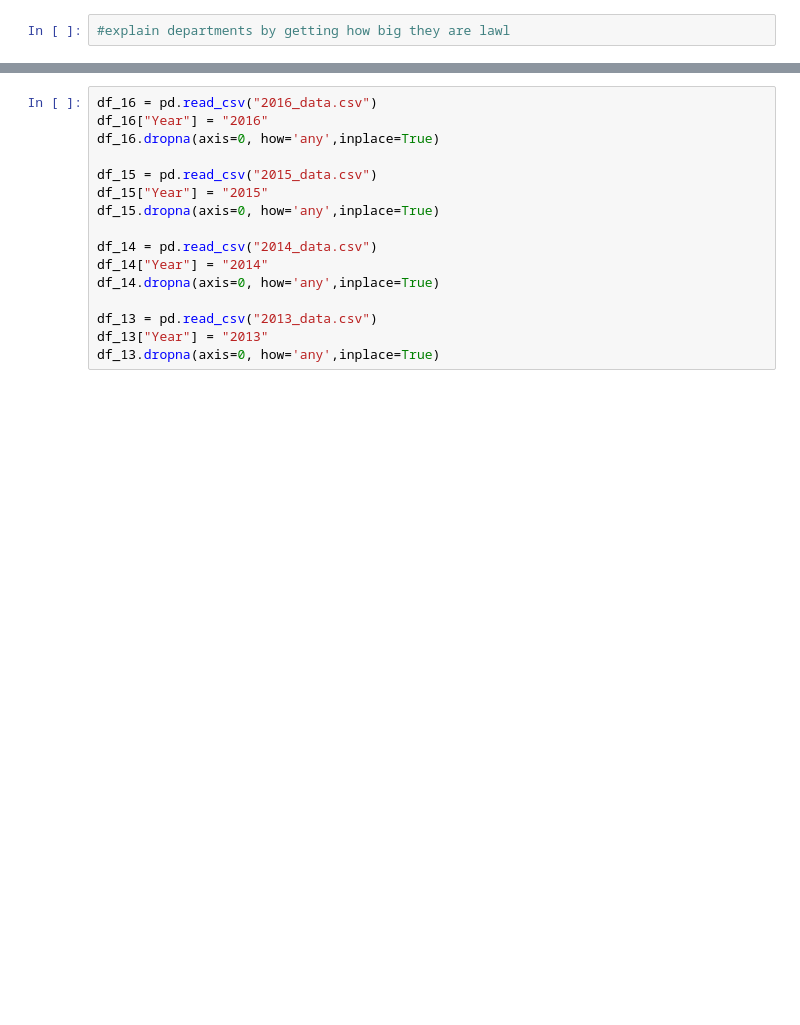
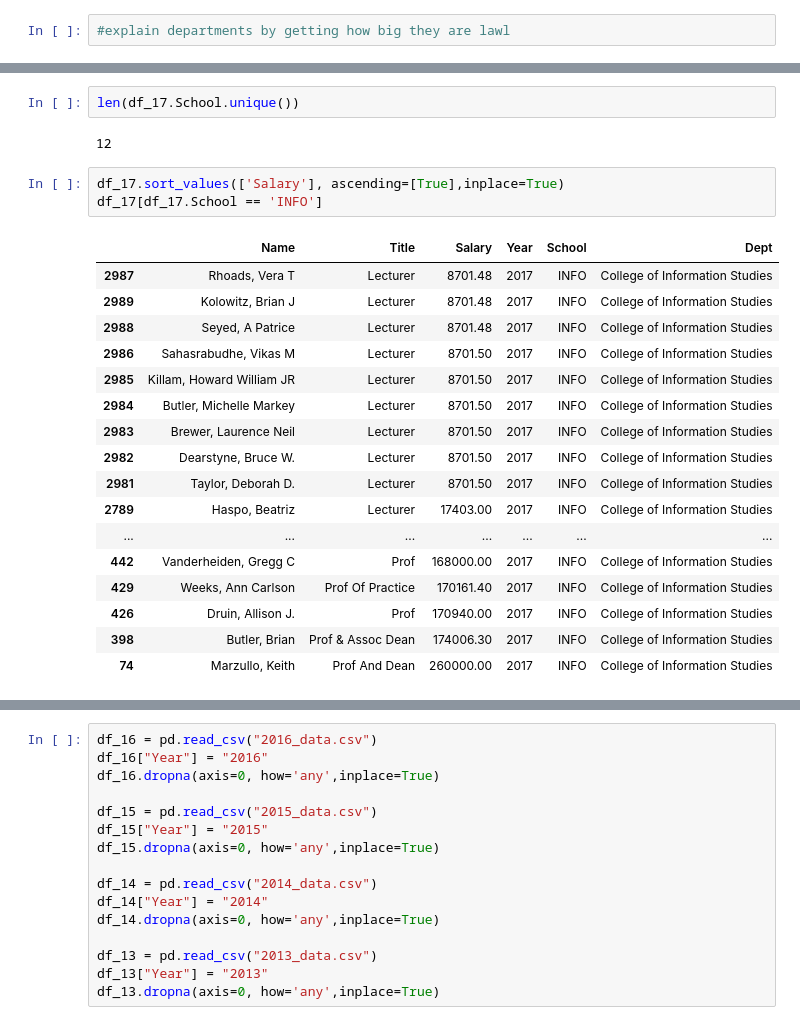
Before and after one commit to rosegaray/UMDSalaryGuideData, a Jupyter notebook: 320_FInal_Project.ipynb, the cells around one changed output, grey strips where cells are left out. Drawn from its saved outputs; the diff is of its cells as text; blank space fills up the shorter version.

```diff
--- a/320_FInal_Project.ipynb
+++ b/320_FInal_Project.ipynb
@@ -305,0 +397,25 @@ means2
+# %%
+len(df_17.School.unique())
+# %% [output]
+12
+# %%
+df_17.sort_values(['Salary'], ascending=[True],inplace=True)
+df_17[df_17.School == 'INFO']
+# %% [output]
+|  | Name | Title | Salary | Year | School | Dept |
+| 2987 | Rhoads, Vera T | Lecturer | 8701.48 | 2017 | INFO | College of Information Studies |
+| 2989 | Kolowitz, Brian J | Lecturer | 8701.48 | 2017 | INFO | College of Information Studies |
+| 2988 | Seyed, A Patrice | Lecturer | 8701.48 | 2017 | INFO | College of Information Studies |
+| 2986 | Sahasrabudhe, Vikas M | Lecturer | 8701.50 | 2017 | INFO | College of Information Studies |
+| 2985 | Killam, Howard William JR | Lecturer | 8701.50 | 2017 | INFO | College of Information Studies |
+| 2984 | Butler, Michelle Markey | Lecturer | 8701.50 | 2017 | INFO | College of Information Studies |
+| 2983 | Brewer, Laurence Neil | Lecturer | 8701.50 | 2017 | INFO | College of Information Studies |
+| 2982 | Dearstyne, Bruce W. | Lecturer | 8701.50 | 2017 | INFO | College of Information Studies |
+| 2981 | Taylor, Deborah D. | Lecturer | 8701.50 | 2017 | INFO | College of Information Studies |
+| 2789 | Haspo, Beatriz | Lecturer | 17403.00 | 2017 | INFO | College of Information Studies |
+| ... | ... | ... | ... | ... | ... | ... |
+| 442 | Vanderheiden, Gregg C | Prof | 168000.00 | 2017 | INFO | College of Information Studies |
+| 429 | Weeks, Ann Carlson | Prof Of Practice | 170161.40 | 2017 | INFO | College of Information Studies |
+| 426 | Druin, Allison J. | Prof | 170940.00 | 2017 | INFO | College of Information Studies |
+| 398 | Butler, Brian | Prof & Assoc Dean | 174006.30 | 2017 | INFO | College of Information Studies |
+| 74 | Marzullo, Keith | Prof And Dean | 260000.00 | 2017 | INFO | College of Information Studies |
```
Also changed, not shown: parts of 24 cells of this notebook.
